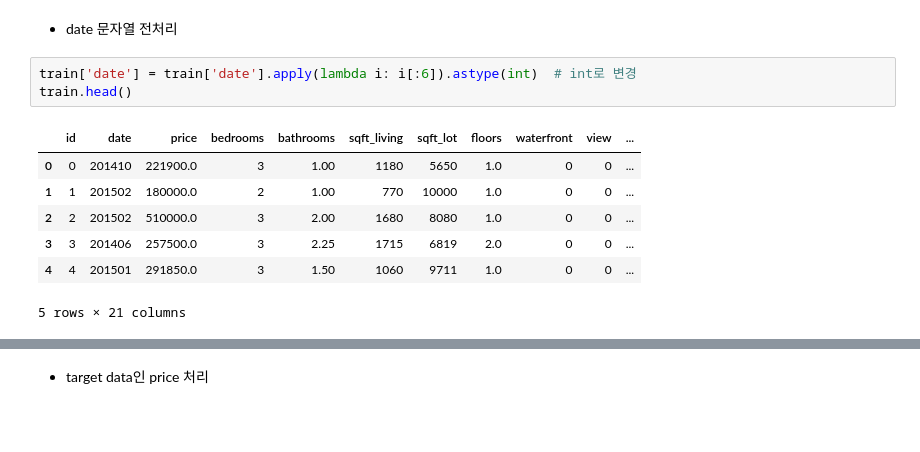
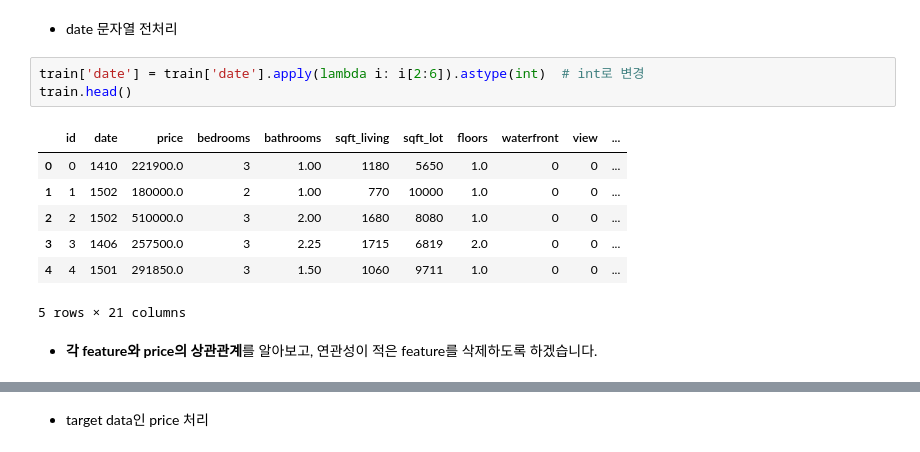
Before and after one commit to miinkang/AI_Project_AIFFEL, a Jupyter notebook: [E-09]my_1st_kaggle_competition.ipynb, the cells around one changed output, grey strips where cells are left out. Drawn from its saved outputs; the diff is of its cells as text; blank space fills up the shorter version.

```diff
--- a/[E-09]my_1st_kaggle_competition.ipynb
+++ b/[E-09]my_1st_kaggle_competition.ipynb
@@ -51,13 +51,15 @@ train.head()
 # %% [markdown]
 - date 문자열 전처리
 # %%
-train['date'] = train['date'].apply(lambda i: i[:6]).astype(int)  # int로 변경
+train['date'] = train['date'].apply(lambda i: i[2:6]).astype(int)  # int로 변경
 train.head()
 # %% [output]
 |  | id | date | price | bedrooms | bathrooms | sqft_living | sqft_lot | floors | waterfront | view | ... |
-| 0 | 0 | 201410 | 221900.0 | 3 | 1.00 | 1180 | 5650 | 1.0 | 0 | 0 | ... |
-| 1 | 1 | 201502 | 180000.0 | 2 | 1.00 | 770 | 10000 | 1.0 | 0 | 0 | ... |
-| 2 | 2 | 201502 | 510000.0 | 3 | 2.00 | 1680 | 8080 | 1.0 | 0 | 0 | ... |
-| 3 | 3 | 201406 | 257500.0 | 3 | 2.25 | 1715 | 6819 | 2.0 | 0 | 0 | ... |
-| 4 | 4 | 201501 | 291850.0 | 3 | 1.50 | 1060 | 9711 | 1.0 | 0 | 0 | ... |
+| 0 | 0 | 1410 | 221900.0 | 3 | 1.00 | 1180 | 5650 | 1.0 | 0 | 0 | ... |
+| 1 | 1 | 1502 | 180000.0 | 2 | 1.00 | 770 | 10000 | 1.0 | 0 | 0 | ... |
+| 2 | 2 | 1502 | 510000.0 | 3 | 2.00 | 1680 | 8080 | 1.0 | 0 | 0 | ... |
+| 3 | 3 | 1406 | 257500.0 | 3 | 2.25 | 1715 | 6819 | 2.0 | 0 | 0 | ... |
+| 4 | 4 | 1501 | 291850.0 | 3 | 1.50 | 1060 | 9711 | 1.0 | 0 | 0 | ... |
 5 rows × 21 columns
+# %% [markdown]
+- **각 feature와 price의 상관관계**를 알아보고, 연관성이 적은 feature를 삭제하도록 하겠습니다.
```
Also changed, not shown: parts of 34 cells of this notebook.
